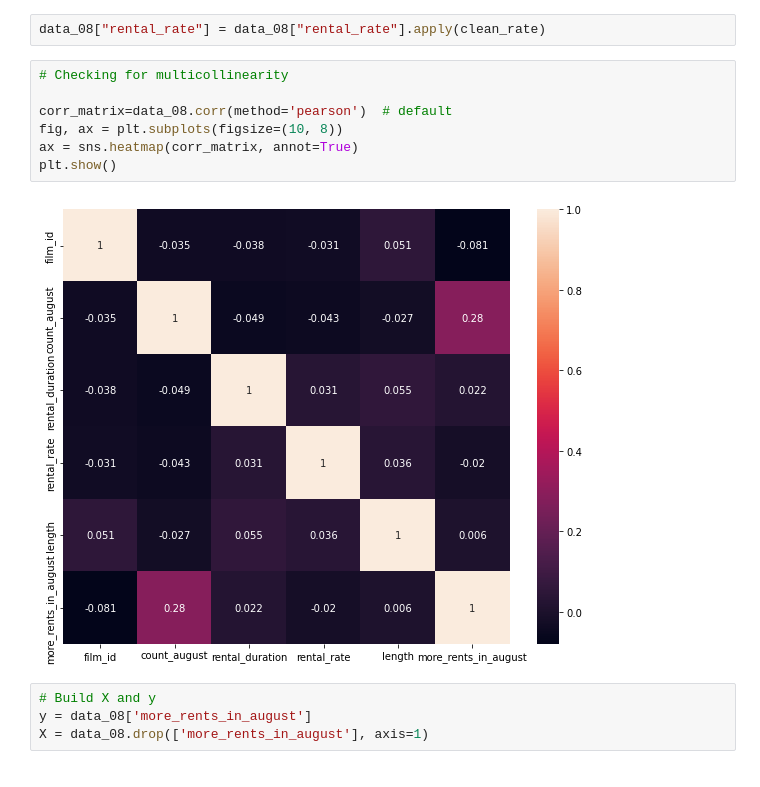
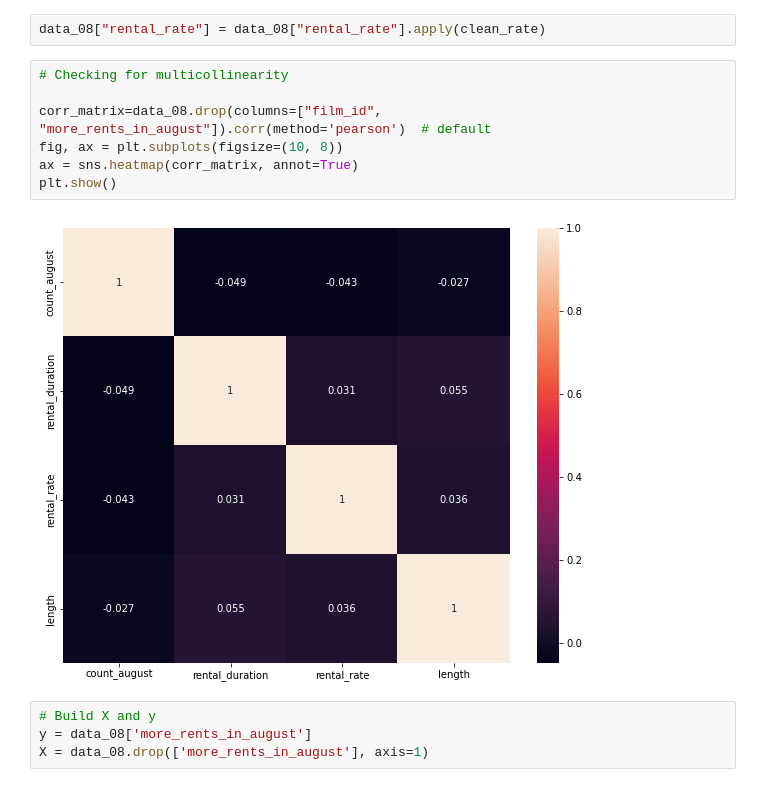
Before and after one commit to MLer76149/lab-predictions-logistic-regression, a Jupyter notebook: predictions-logistic-regression - rental_amounts.ipynb, the cells around one changed output. Cells and saved outputs as stored; diff of their text form.

```diff
--- a/predictions-logistic-regression - rental_amounts.ipynb
+++ b/predictions-logistic-regression - rental_amounts.ipynb
@@ -185,12 +185,12 @@ data_08["rental_rate"] = data_08["rental_rate"].apply(clean_rate)
 # %%
 # Checking for multicollinearity
 
-corr_matrix=data_08.corr(method='pearson')  # default
+corr_matrix=data_08.drop(columns=["film_id", "more_rents_in_august"]).corr(method='pearson')  # default
 fig, ax = plt.subplots(figsize=(10, 8))
 ax = sns.heatmap(corr_matrix, annot=True)
 plt.show()
 # %% [output]
-[figure, old version]
+[figure, new version]
 # %%
 # Build X and y
 y = data_08['more_rents_in_august']
```
Also changed, not shown: parts of 1 cell of this notebook.
